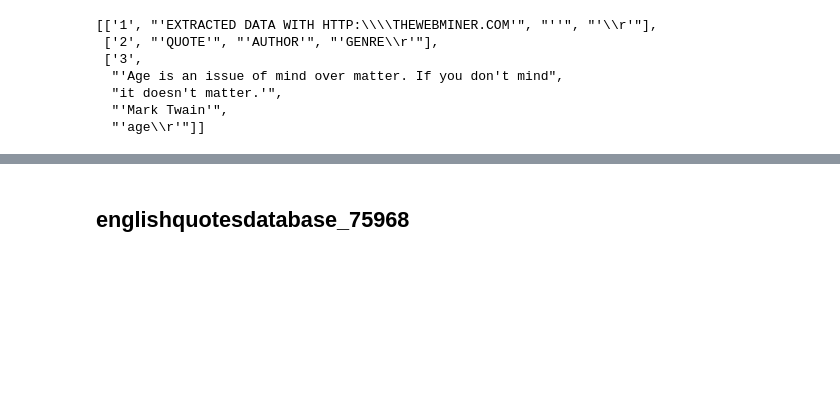
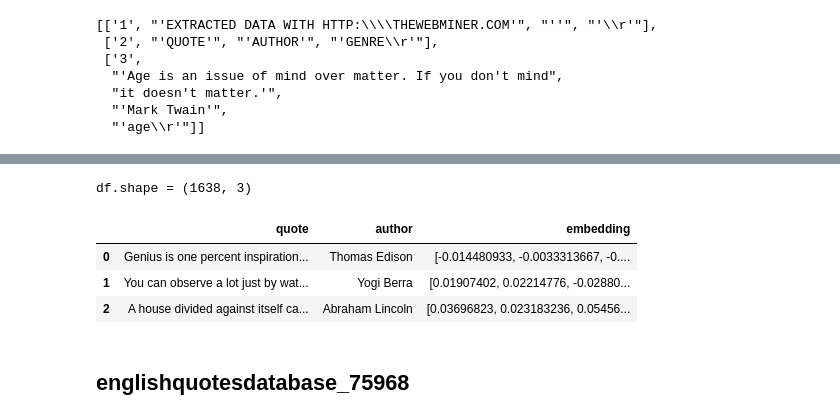
Before and after one commit to thorwhalen/saying, a Jupyter notebook: misc/saying_wip.ipynb, the cells around one changed output, grey strips where cells are left out. Saved outputs shown, nothing was run; the diff lists cells and outputs as text; code cells hidden in the pictures; blank space fills up the shorter version.

```diff
--- a/misc/saying_wip.ipynb
+++ b/misc/saying_wip.ipynb
@@ -41,0 +42,7 @@ dd[:3]
+# %%
+from saying import quotes_src
+import pandas as pd
+
+df = pd.DataFrame(quotes_src['micheleriva_1638'])
+print(f"{df.shape = }")
+df.head(3)
@@ -41,0 +55,6 @@ dd[:3]
+# %%
+from imbed.tools import EmbeddingBatchManager
+import pandas as pd
+
+manager = EmbeddingBatchManager(df.quote)
+quotes_and_embeddings = pd.DataFrame(manager.run(), columns=['quote', 'embedding'])
@@ -41,0 +77,10 @@ dd[:3]
+# %%
+df = df.merge(quotes_and_embeddings, on='quote')
+print(f"{df.shape = }")
+df.head(3)
+# %% [output]
+df.shape = (1638, 3)
+|  | quote | author | embedding |
+| 0 | Genius is one percent inspiration... | Thomas Edison | [-0.014480933, -0.0033313667, -0.... |
+| 1 | You can observe a lot just by wat... | Yogi Berra | [0.01907402, 0.02214776, -0.02880... |
+| 2 | A house divided against itself ca... | Abraham Lincoln | [0.03696823, 0.023183236, 0.05456... |
```
Also changed, not shown: parts of 11 cells of this notebook, 2 other files.
